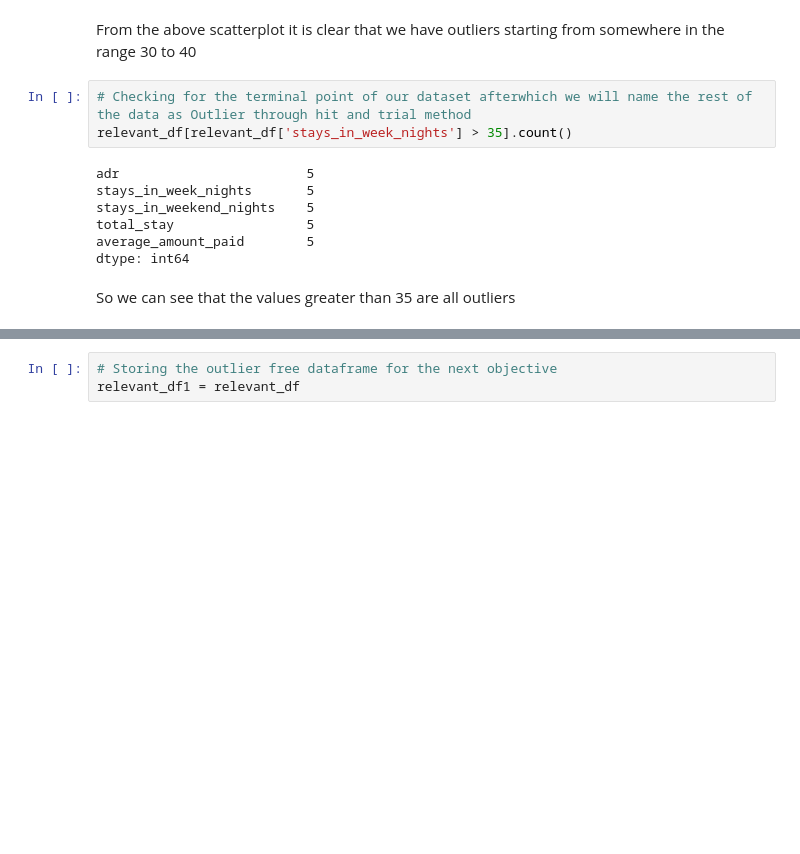
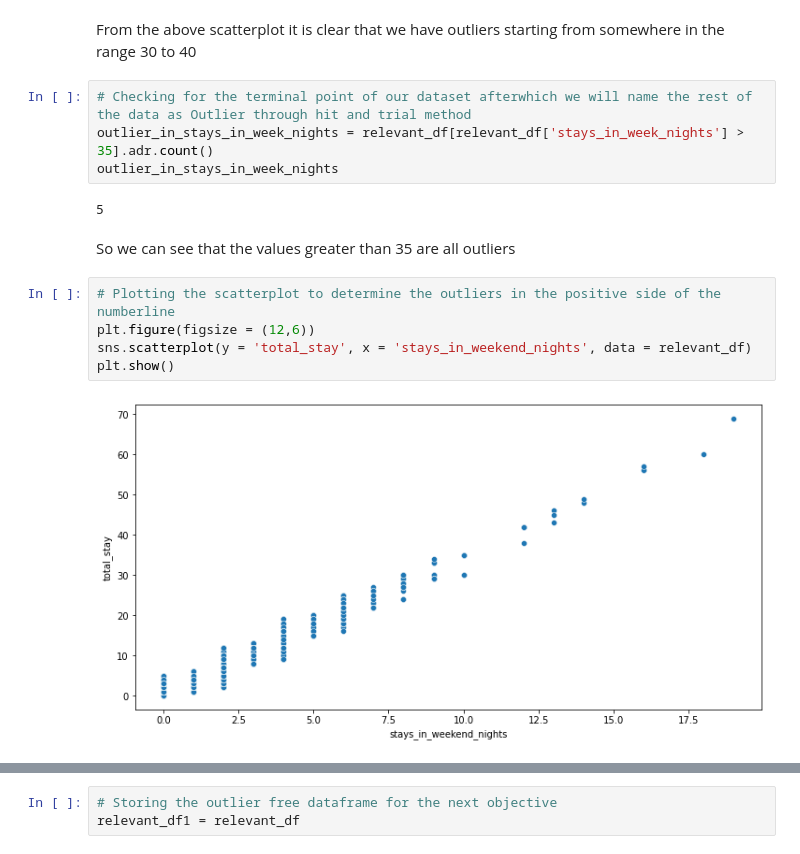
Before and after one commit to Mihirgupta2001/EDA-Capstone-Project-Hotel-Booking, a Jupyter notebook: EDA_Hotel_Booking_Analysis_Capstone_Project.ipynb, the cells around one changed output, grey strips where cells are left out. Cells and saved outputs as stored; diff of their text form; blank space fills up the shorter version.

```diff
--- a/EDA_Hotel_Booking_Analysis_Capstone_Project.ipynb
+++ b/EDA_Hotel_Booking_Analysis_Capstone_Project.ipynb
@@ -474,13 +470,16 @@ plt.show()
 From the above scatterplot it is clear that we have outliers starting from somewhere in the range 30 to 40
 # %%
 # Checking for the terminal point of our dataset afterwhich we will name the rest of the data as Outlier through hit and trial method
-relevant_df[relevant_df['stays_in_week_nights'] > 35].count()
+outlier_in_stays_in_week_nights = relevant_df[relevant_df['stays_in_week_nights'] > 35].adr.count()
+outlier_in_stays_in_week_nights
 # %% [output]
-adr                        5
-stays_in_week_nights       5
-stays_in_weekend_nights    5
-total_stay                 5
-average_amount_paid        5
-dtype: int64
+5
 # %% [markdown]
 So we can see that the values greater than 35 are all outliers
+# %%
+# Plotting the scatterplot to determine the outliers in the positive side of the numberline
+plt.figure(figsize = (12,6))
+sns.scatterplot(y = 'total_stay', x = 'stays_in_weekend_nights', data = relevant_df)
+plt.show()
+# %% [output]
+[figure, added]
```
Also changed, not shown: parts of 7 cells of this notebook.
